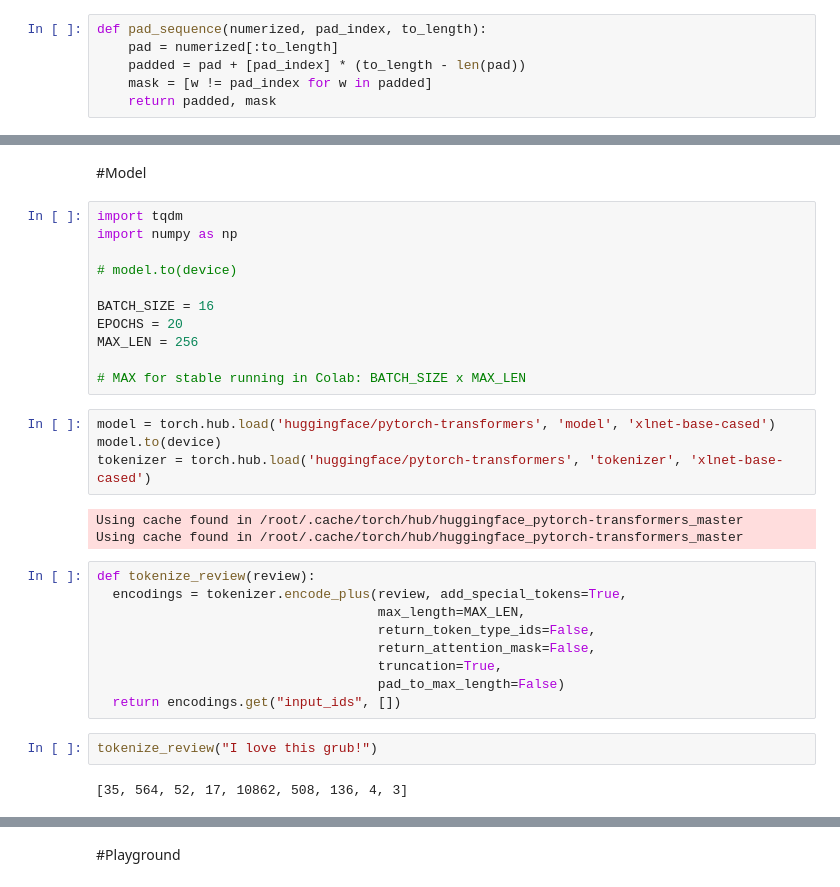
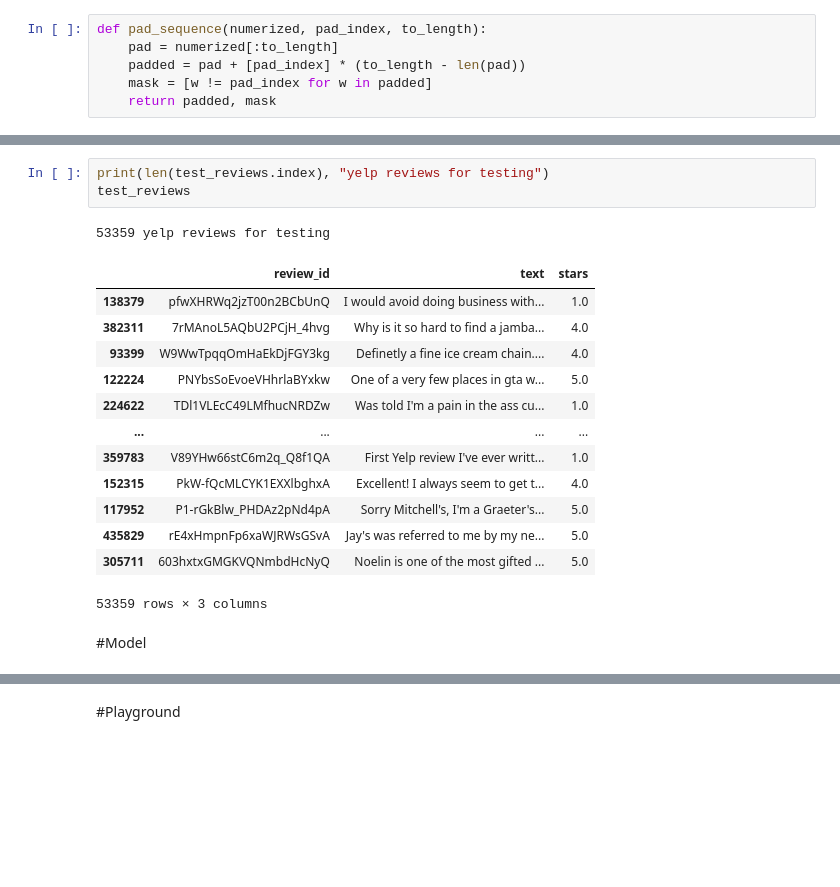
Before and after one commit to RainbowCat/cs182-nlp, a Jupyter notebook: cs182-nlp-oscar.ipynb, the cells around one changed output, grey strips where cells are left out. Saved outputs shown, nothing was run; the diff lists cells and outputs as text; blank space fills up the shorter version.

```diff
--- a/cs182-nlp-oscar.ipynb
+++ b/cs182-nlp-oscar.ipynb
@@ -148,33 +287,20 @@ list_to_device = lambda th_obj: [tensor.to(device) for tensor in th_obj]
+# %%
+print(len(test_reviews.index), "yelp reviews for testing")
+test_reviews
+# %% [output]
+53359 yelp reviews for testing
+|  | review_id | text | stars |
+| 138379 | pfwXHRWq2jzT00n2BCbUnQ | I would avoid doing business with... | 1.0 |
+| 382311 | 7rMAnoL5AQbU2PCjH_4hvg | Why is it so hard to find a jamba... | 4.0 |
+| 93399 | W9WwTpqqOmHaEkDjFGY3kg | Definetly a fine ice cream chain.... | 4.0 |
+| 122224 | PNYbsSoEvoeVHhrlaBYxkw | One of a very few places in gta w... | 5.0 |
+| 224622 | TDl1VLEcC49LMfhucNRDZw | Was told I'm a pain in the ass cu... | 1.0 |
+| ... | ... | ... | ... |
+| 359783 | V89YHw66stC6m2q_Q8f1QA | First Yelp review I've ever writt... | 1.0 |
+| 152315 | PkW-fQcMLCYK1EXXlbghxA | Excellent! I always seem to get t... | 4.0 |
+| 117952 | P1-rGkBlw_PHDAz2pNd4pA | Sorry Mitchell's, I'm a Graeter's... | 5.0 |
+| 435829 | rE4xHmpnFp6xaWJRWsGSvA | Jay's was referred to me by my ne... | 5.0 |
+| 305711 | 603hxtxGMGKVQNmbdHcNyQ | Noelin is one of the most gifted ... | 5.0 |
+53359 rows × 3 columns
 # %% [markdown]
 #Model
-# %%
-import tqdm
-import numpy as np
-
-# model.to(device)
-
-BATCH_SIZE = 16
-EPOCHS = 20
-MAX_LEN = 256
-
-# MAX for stable running in Colab: BATCH_SIZE x MAX_LEN
-# %%
-model = torch.hub.load('huggingface/pytorch-transformers', 'model', 'xlnet-base-cased')
-model.to(device)
-tokenizer = torch.hub.load('huggingface/pytorch-transformers', 'tokenizer', 'xlnet-base-cased')
-# %% [output]
-Using cache found in /root/.cache/torch/hub/huggingface_pytorch-transformers_master
-Using cache found in /root/.cache/torch/hub/huggingface_pytorch-transformers_master
-# %%
-def tokenize_review(review):
-  encodings = tokenizer.encode_plus(review, add_special_tokens=True,
-                                    max_length=MAX_LEN,
-                                    return_token_type_ids=False,
-                                    return_attention_mask=False,
-                                    truncation=True,
-                                    pad_to_max_length=False)
-  return encodings.get("input_ids", [])
-# %%
-tokenize_review("I love this grub!")
-# %% [output]
-[35, 564, 52, 17, 10862, 508, 136, 4, 3]
```
Also changed, not shown: parts of 72 cells of this notebook.
